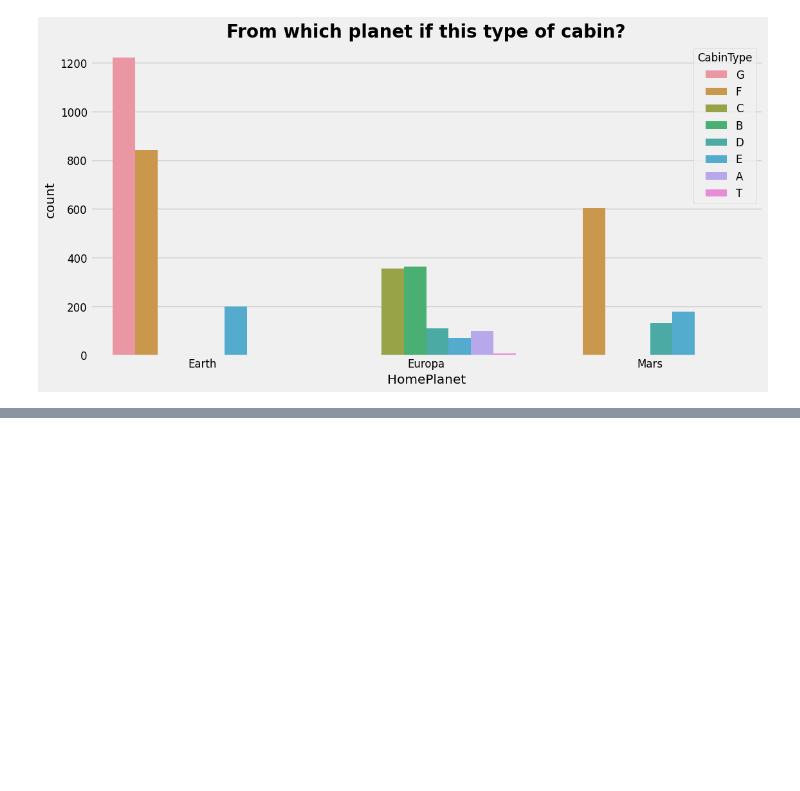
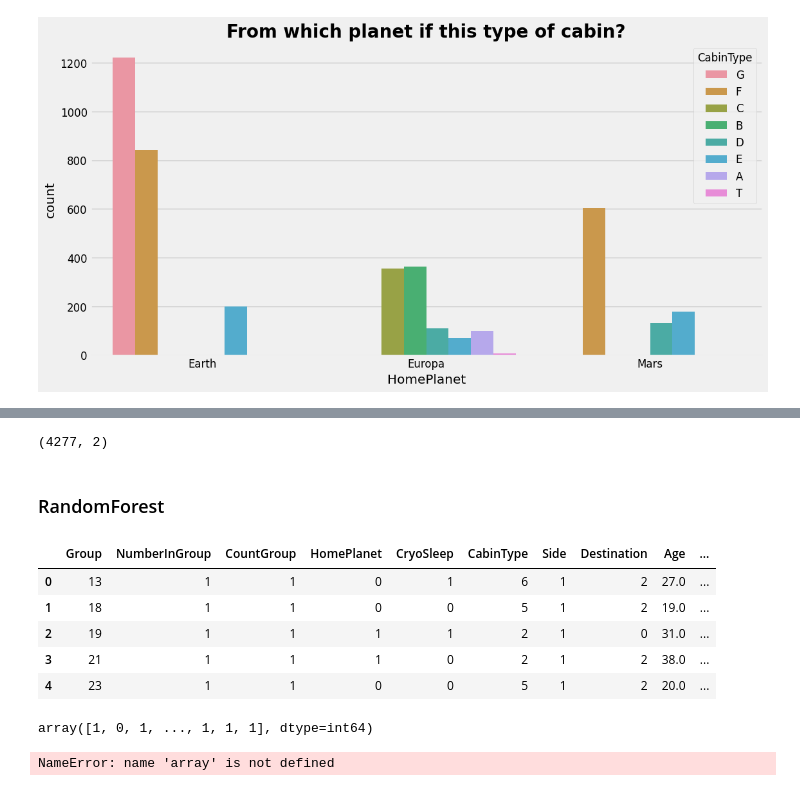
Before and after one commit to taniamvitoria/SpaceshipTitanic, a Jupyter notebook: SpaceshipTitanic.ipynb, the cells around one changed output, grey strips where cells are left out. Drawn from its saved outputs; the diff is of its cells as text; code cells hidden in the pictures; blank space fills up the shorter version.

```diff
--- a/SpaceshipTitanic.ipynb
+++ b/SpaceshipTitanic.ipynb
@@ -439,3 +597,8 @@ df_test.loc[df_test['VRDeck'].isna(), 'VRDeck'] = df_test.loc[df_test['VRDeck'].
+# %%
+columns = ['FoodCourt', 'ShoppingMall', 'Spa', 'VRDeck']
+
+for column in columns:
+    replacement_test(column)
 # %%
 countplot_one_column('CryoSleep', 'CryoSleep')
 # %% [output]
@@ -563,0 +780,28 @@ dtype: int64
+# %%
+sub.shape
+# %% [output]
+(4277, 2)
+# %% [markdown]
+### RandomForest
+# %%
+cat = ['HomePlanet', 'CryoSleep', 'CabinType', 'Side', 'Destination','VIP']
+for column in cat:
+    df_test[column] = label_encoder.fit_transform(df_test[column])
+# %%
+df_test.head()
+# %% [output]
+|  | Group | NumberInGroup | CountGroup | HomePlanet | CryoSleep | CabinType | Side | Destination | Age | ... |
+| 0 | 13 | 1 | 1 | 0 | 1 | 6 | 1 | 2 | 27.0 | ... |
+| 1 | 18 | 1 | 1 | 0 | 0 | 5 | 1 | 2 | 19.0 | ... |
+| 2 | 19 | 1 | 1 | 1 | 1 | 2 | 1 | 0 | 31.0 | ... |
+| 3 | 21 | 1 | 1 | 1 | 0 | 2 | 1 | 2 | 38.0 | ... |
+| 4 | 23 | 1 | 1 | 0 | 0 | 5 | 1 | 2 | 20.0 | ... |
+# %%
+rfc_pred = rfc.predict(df_test)
+rfc_pred
+# %% [output]
+array([1, 0, 1, ..., 1, 1, 1], dtype=int64)
+# %%
+array([1, 0, 1, ..., 1, 1, 1])
+# %% [output]
+NameError: name 'array' is not defined
```
Also changed, not shown: parts of 49 cells of this notebook.
